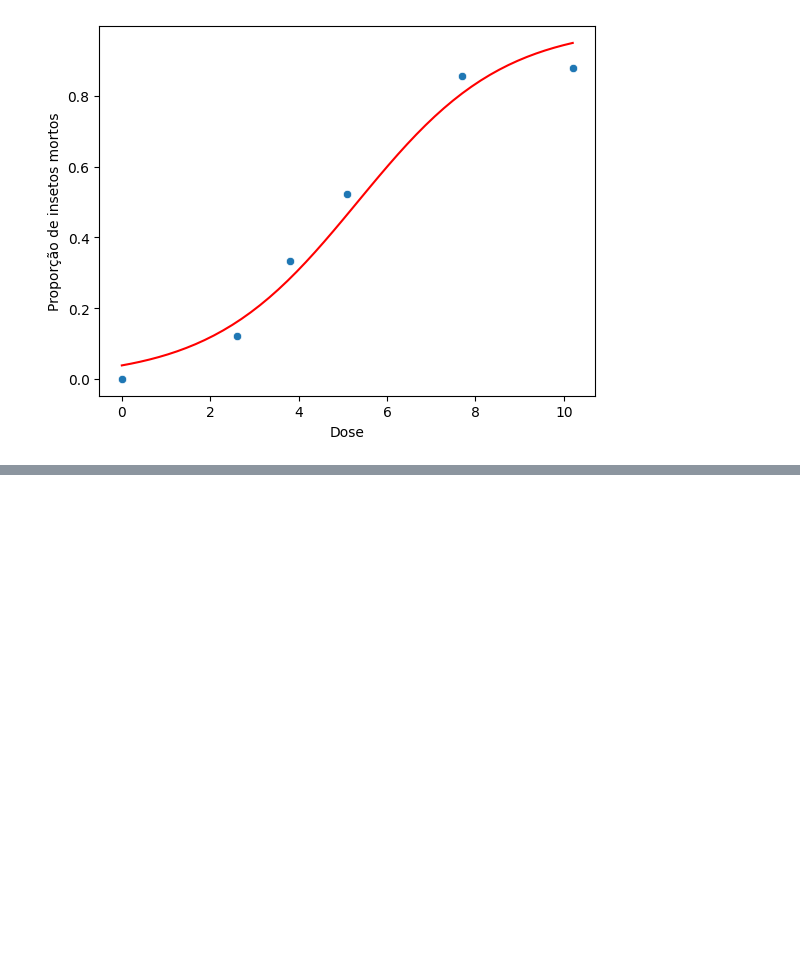
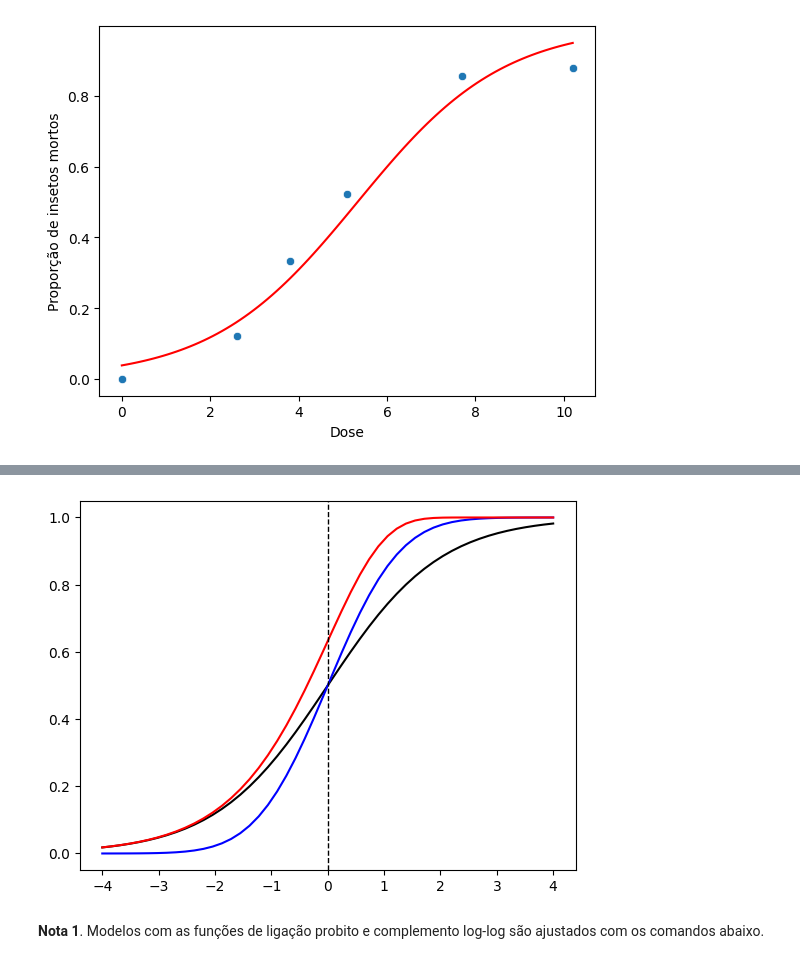
Before and after one commit to mvbdf/exemplos_mlg, a Jupyter notebook: exemplo_binomial.ipynb, the cells around one changed output, grey strips where cells are left out. Drawn from its saved outputs; the diff is of its cells as text; code cells hidden in the pictures; blank space fills up the shorter version.

Commit message:
adiciona seção com funções de ligação

```diff
--- a/exemplo_binomial.ipynb
+++ b/exemplo_binomial.ipynb
@@ -112,0 +128,18 @@ pd.DataFrame(result.conf_int(), columns=["Inf", "Sup"], index=["(Intercept)", "d
+# %%
+## Inversa das funções de ligação
+# Complemento log-log (Clog-log)
+def ploglog(x):
+    return(1 - np.exp(-np.exp(x)))
+
+X = np.linspace(-4, 4, 50)
+
+sns.lineplot(x=X, y=logistic.cdf(X), color="black")
+sns.lineplot(x=X, y=norm.cdf(X), color="blue")
+sns.lineplot(x=X, y=ploglog(X), color="red")
+plt.axvline(x=0, color='black', linestyle='--', linewidth=1)
+plt.show()
+# %% [output]
+[figure, added]
+# %% [markdown]
+**Nota 1**. Modelos com as funções de ligação probito e complemento log-log são ajustados com os comandos
+abaixo.
```
Also changed, not shown: parts of 9 cells of this notebook.
